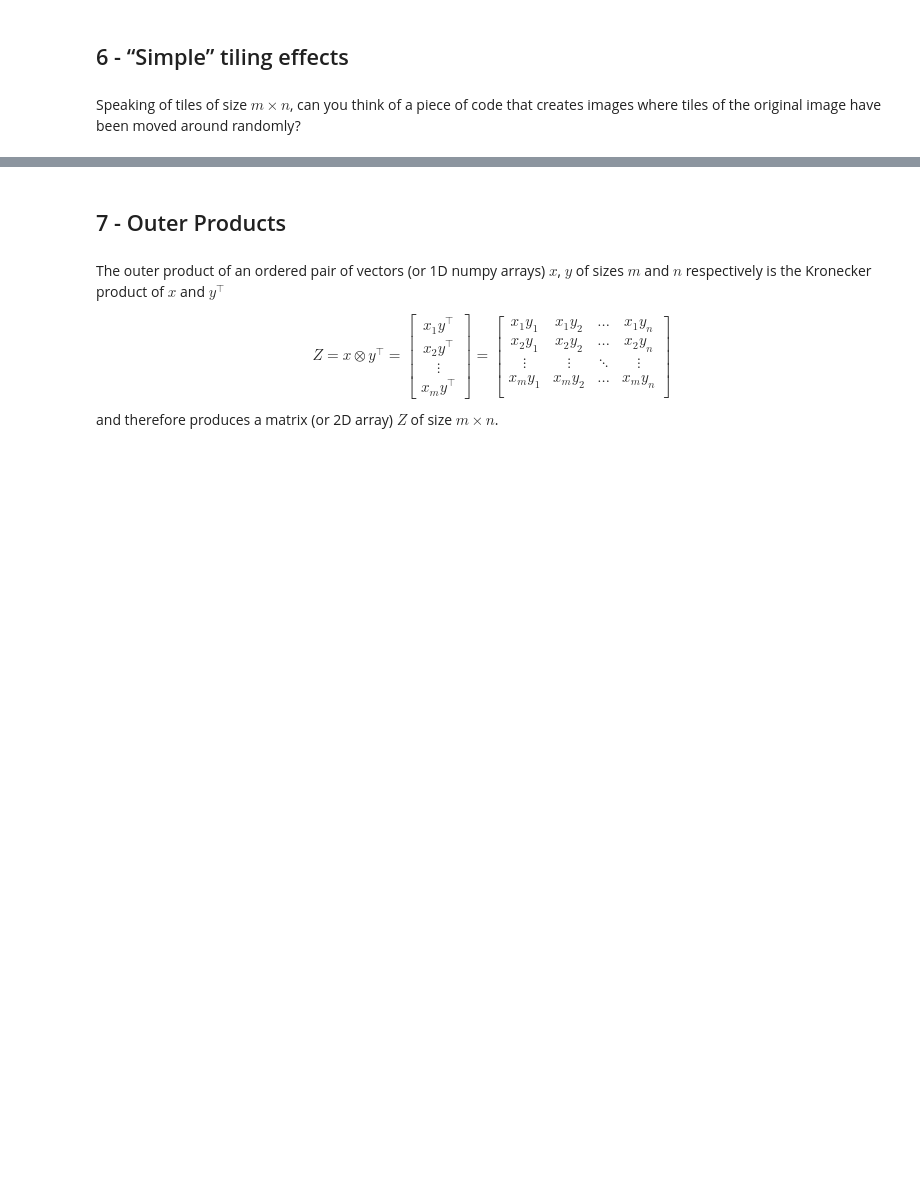
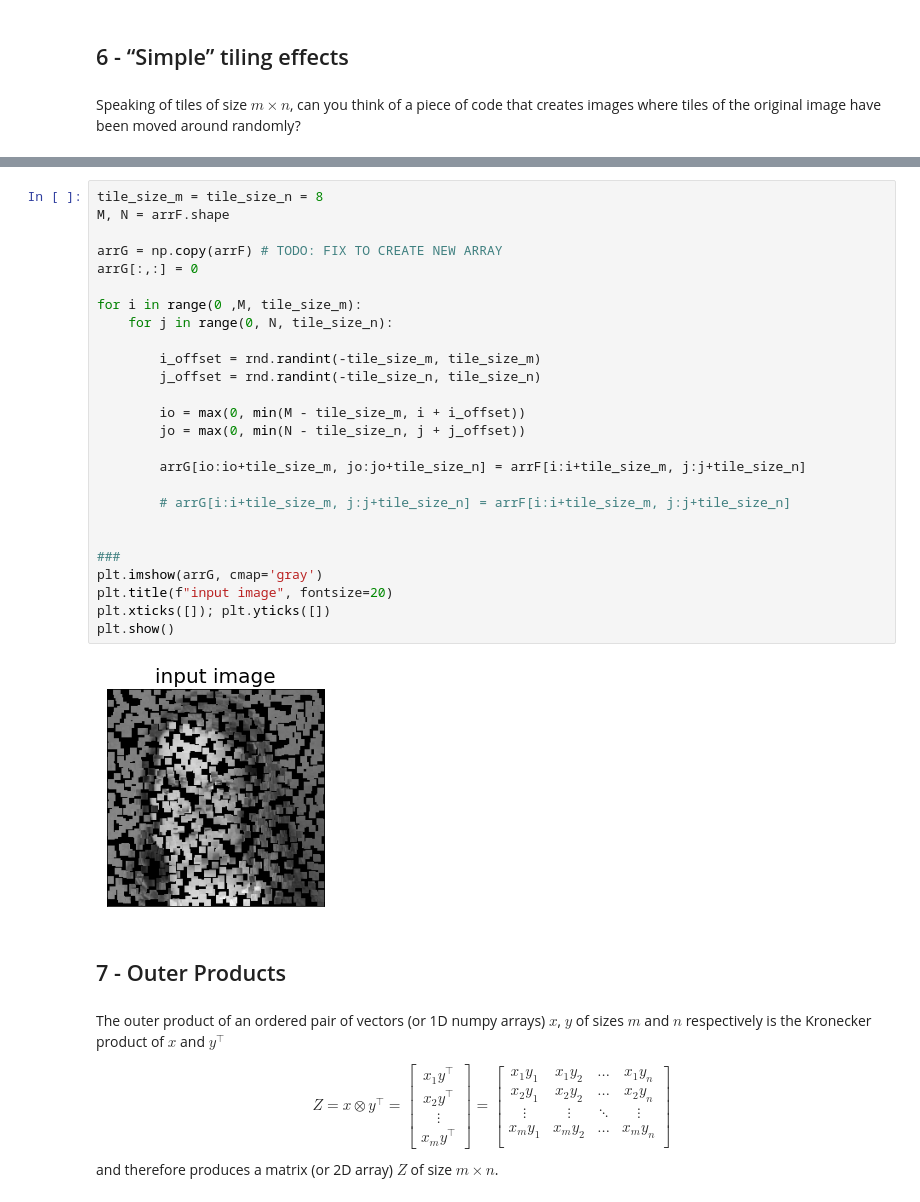
Before and after one commit to FabriceBeaumont/MA-INF_2314_IPSA, a Jupyter notebook: Code/Exercise2/ExerciseSheet2.ipynb, the cells around one changed output, grey strips where cells are left out. Drawn from its saved outputs; the diff is of its cells as text; blank space fills up the shorter version.

```diff
--- a/Code/Exercise2/ExerciseSheet2.ipynb
+++ b/Code/Exercise2/ExerciseSheet2.ipynb
@@ -301,3 +315,31 @@ images where tiles of the original image have been moved around randomly?
+# %%
+tile_size_m = tile_size_n = 8
+M, N = arrF.shape
+
+arrG = np.copy(arrF) # TODO: FIX TO CREATE NEW ARRAY
+arrG[:,:] = 0
+
+for i in range(0 ,M, tile_size_m):
+    for j in range(0, N, tile_size_n):
+
+        i_offset = rnd.randint(-tile_size_m, tile_size_m)
+        j_offset = rnd.randint(-tile_size_n, tile_size_n)
+
+        io = max(0, min(M - tile_size_m, i + i_offset))
+        jo = max(0, min(N - tile_size_n, j + j_offset))
+
+        arrG[io:io+tile_size_m, jo:jo+tile_size_n] = arrF[i:i+tile_size_m, j:j+tile_size_n]
+
+        # arrG[i:i+tile_size_m, j:j+tile_size_n] = arrF[i:i+tile_size_m, j:j+tile_size_n]
+
+
+###
+plt.imshow(arrG, cmap='gray')
+plt.title(f"input image", fontsize=20)
+plt.xticks([]); plt.yticks([])
+plt.show()
+# %% [output]
+[figure, added]
 # %% [markdown]
 ## 7 - Outer Products
 # %% [markdown]
```
Also changed, not shown: parts of 2 cells of this notebook.
